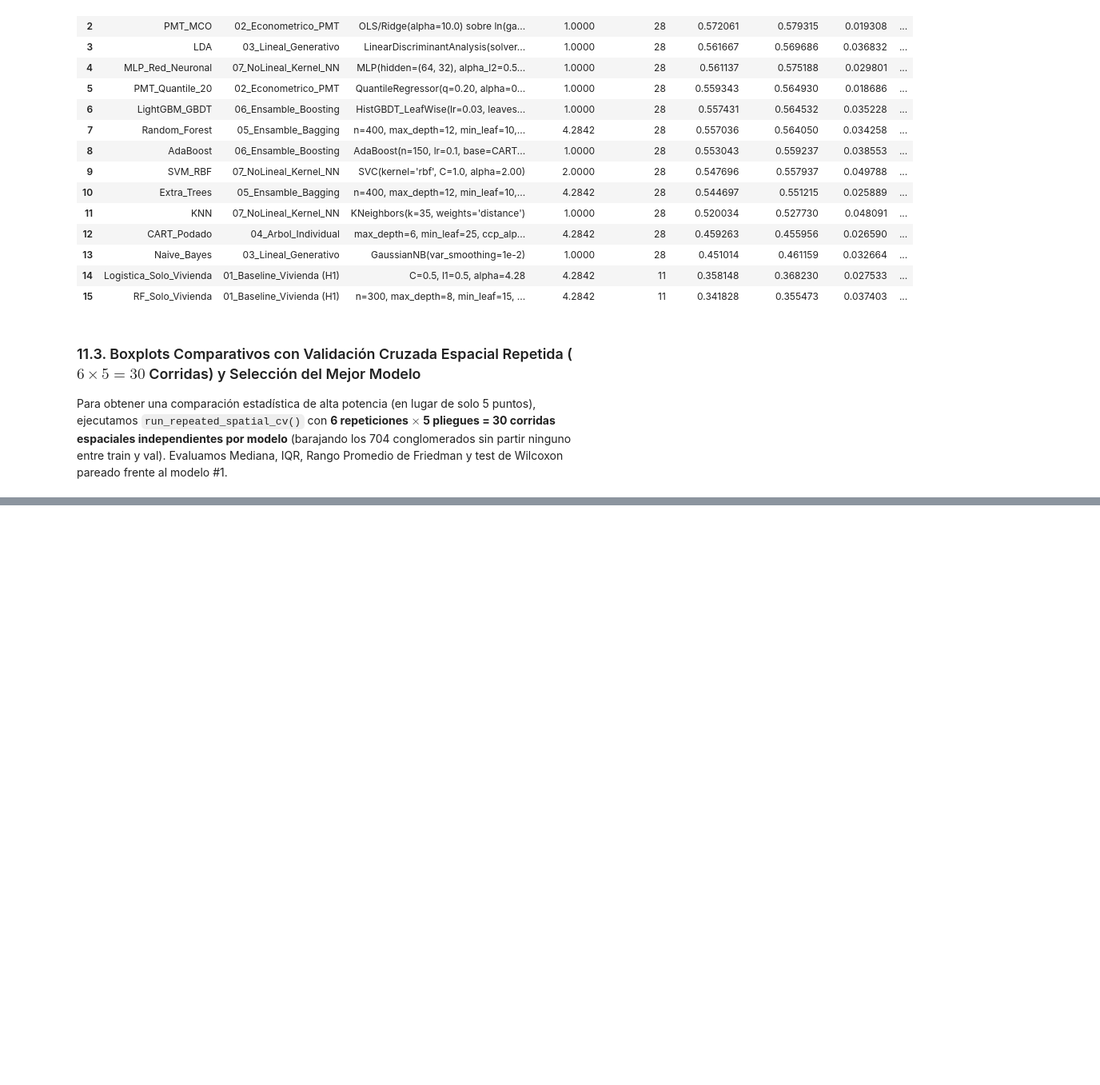
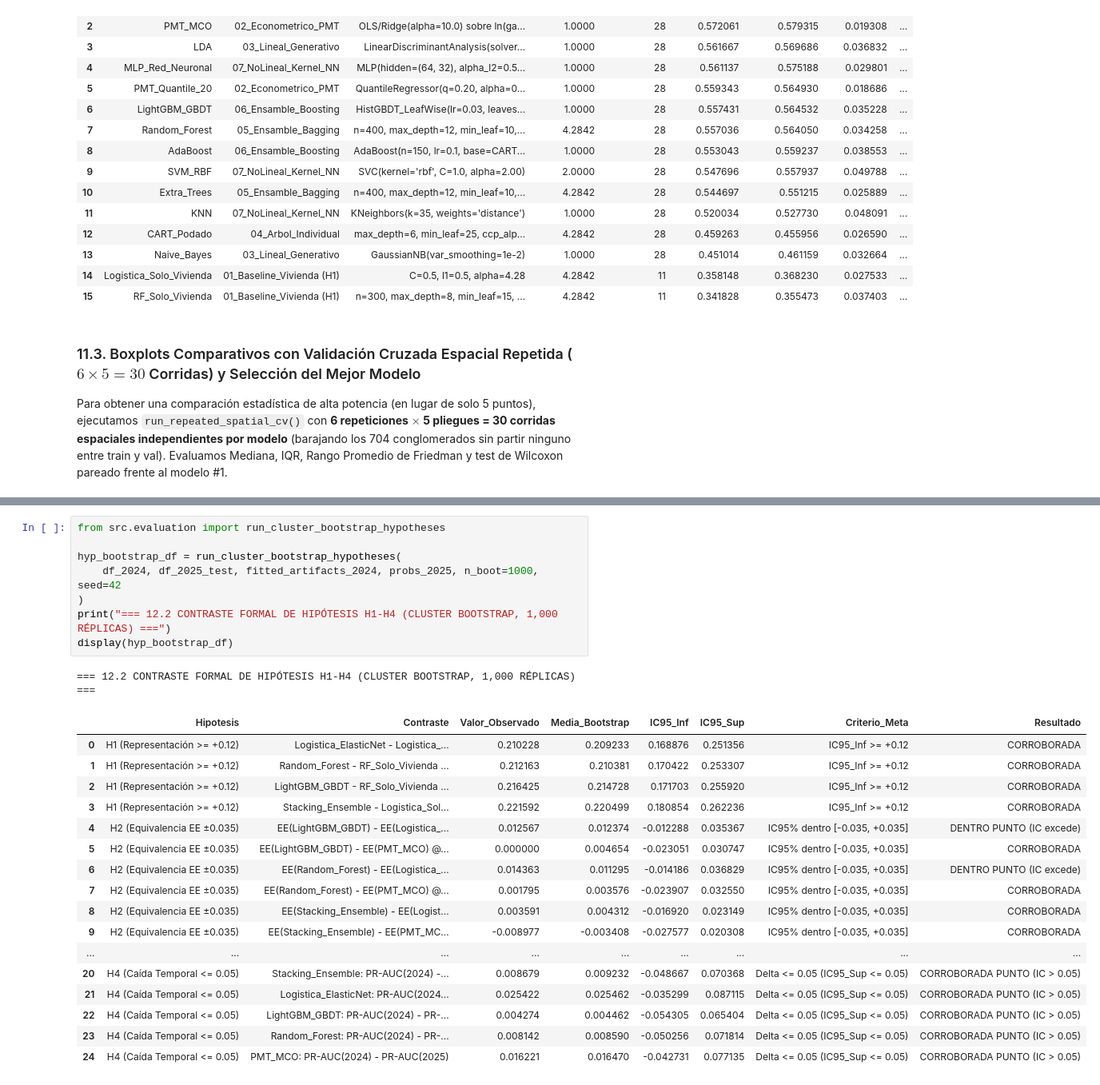
Before and after one commit to Ga3lAE/IA-Tarea-Academica, a Jupyter notebook: notebooks/pipeline_completo.ipynb, the cells around one changed output, grey strips where cells are left out. Shown at 80% size. Saved outputs shown, nothing was run; the diff lists cells and outputs as text; blank space fills up the shorter version.

```diff
--- a/notebooks/pipeline_completo.ipynb
+++ b/notebooks/pipeline_completo.ipynb
@@ -741,0 +786,27 @@ _ = plot_cv_boxplots(
+# %%
+from src.evaluation import run_cluster_bootstrap_hypotheses
+
+hyp_bootstrap_df = run_cluster_bootstrap_hypotheses(
+    df_2024, df_2025_test, fitted_artifacts_2024, probs_2025, n_boot=1000, seed=42
+)
+print("=== 12.2 CONTRASTE FORMAL DE HIPÓTESIS H1-H4 (CLUSTER BOOTSTRAP, 1,000 RÉPLICAS) ===")
+display(hyp_bootstrap_df)
+# %% [output]
+=== 12.2 CONTRASTE FORMAL DE HIPÓTESIS H1-H4 (CLUSTER BOOTSTRAP, 1,000 RÉPLICAS) ===
+|  | Hipotesis | Contraste | Valor_Observado | Media_Bootstrap | IC95_Inf | IC95_Sup | Criterio_Meta | Resultado |
+| 0 | H1 (Representación >= +0.12) | Logistica_ElasticNet - Logistica_... | 0.210228 | 0.209233 | 0.168876 | 0.251356 | IC95_Inf >= +0.12 | CORROBORADA |
+| 1 | H1 (Representación >= +0.12) | Random_Forest - RF_Solo_Vivienda ... | 0.212163 | 0.210381 | 0.170422 | 0.253307 | IC95_Inf >= +0.12 | CORROBORADA |
+| 2 | H1 (Representación >= +0.12) | LightGBM_GBDT - RF_Solo_Vivienda ... | 0.216425 | 0.214728 | 0.171703 | 0.255920 | IC95_Inf >= +0.12 | CORROBORADA |
+| 3 | H1 (Representación >= +0.12) | Stacking_Ensemble - Logistica_Sol... | 0.221592 | 0.220499 | 0.180854 | 0.262236 | IC95_Inf >= +0.12 | CORROBORADA |
+| 4 | H2 (Equivalencia EE ±0.035) | EE(LightGBM_GBDT) - EE(Logistica_... | 0.012567 | 0.012374 | -0.012288 | 0.035367 | IC95% dentro [-0.035, +0.035] | DENTRO PUNTO (IC excede) |
+| 5 | H2 (Equivalencia EE ±0.035) | EE(LightGBM_GBDT) - EE(PMT_MCO) @... | 0.000000 | 0.004654 | -0.023051 | 0.030747 | IC95% dentro [-0.035, +0.035] | CORROBORADA |
+| 6 | H2 (Equivalencia EE ±0.035) | EE(Random_Forest) - EE(Logistica_... | 0.014363 | 0.011295 | -0.014186 | 0.036829 | IC95% dentro [-0.035, +0.035] | DENTRO PUNTO (IC excede) |
+| 7 | H2 (Equivalencia EE ±0.035) | EE(Random_Forest) - EE(PMT_MCO) @... | 0.001795 | 0.003576 | -0.023907 | 0.032550 | IC95% dentro [-0.035, +0.035] | CORROBORADA |
+| 8 | H2 (Equivalencia EE ±0.035) | EE(Stacking_Ensemble) - EE(Logist... | 0.003591 | 0.004312 | -0.016920 | 0.023149 | IC95% dentro [-0.035, +0.035] | CORROBORADA |
+| 9 | H2 (Equivalencia EE ±0.035) | EE(Stacking_Ensemble) - EE(PMT_MC... | -0.008977 | -0.003408 | -0.027577 | 0.020308 | IC95% dentro [-0.035, +0.035] | CORROBORADA |
+| ... | ... | ... | ... | ... | ... | ... | ... | ... |
+| 20 | H4 (Caída Temporal <= 0.05) | Stacking_Ensemble: PR-AUC(2024) -... | 0.008679 | 0.009232 | -0.048667 | 0.070368 | Delta <= 0.05 (IC95_Sup <= 0.05) | CORROBORADA PUNTO (IC > 0.05) |
+| 21 | H4 (Caída Temporal <= 0.05) | Logistica_ElasticNet: PR-AUC(2024... | 0.025422 | 0.025462 | -0.035299 | 0.087115 | Delta <= 0.05 (IC95_Sup <= 0.05) | CORROBORADA PUNTO (IC > 0.05) |
+| 22 | H4 (Caída Temporal <= 0.05) | LightGBM_GBDT: PR-AUC(2024) - PR-... | 0.004274 | 0.004462 | -0.054305 | 0.065404 | Delta <= 0.05 (IC95_Sup <= 0.05) | CORROBORADA PUNTO (IC > 0.05) |
+| 23 | H4 (Caída Temporal <= 0.05) | Random_Forest: PR-AUC(2024) - PR-... | 0.008142 | 0.008590 | -0.050256 | 0.071814 | Delta <= 0.05 (IC95_Sup <= 0.05) | CORROBORADA PUNTO (IC > 0.05) |
+| 24 | H4 (Caída Temporal <= 0.05) | PMT_MCO: PR-AUC(2024) - PR-AUC(2025) | 0.016221 | 0.016470 | -0.042731 | 0.077135 | Delta <= 0.05 (IC95_Sup <= 0.05) | CORROBORADA PUNTO (IC > 0.05) |
```
Also changed, not shown: parts of 13 cells of this notebook, 14 other files.
